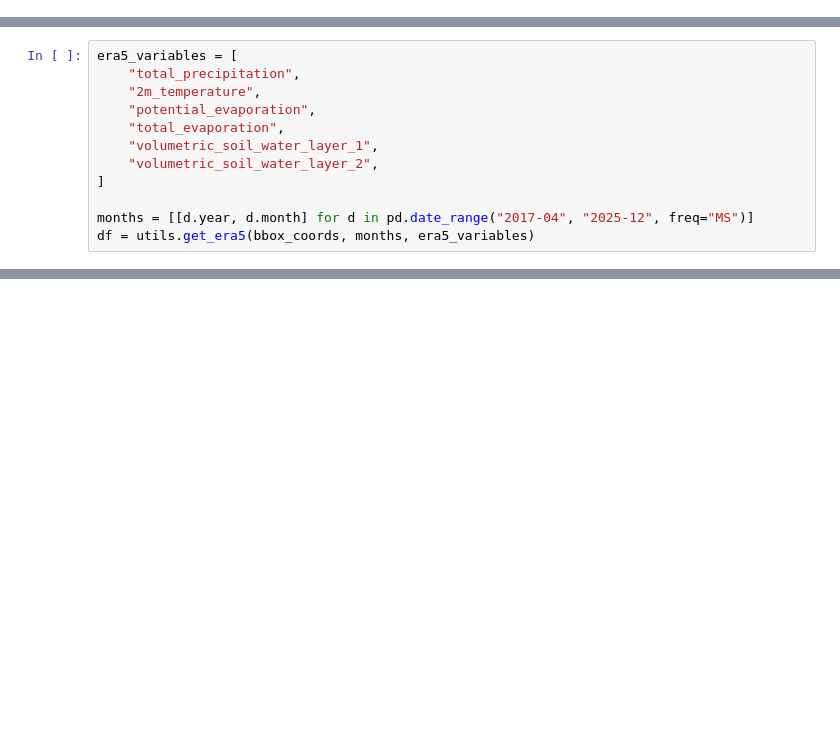
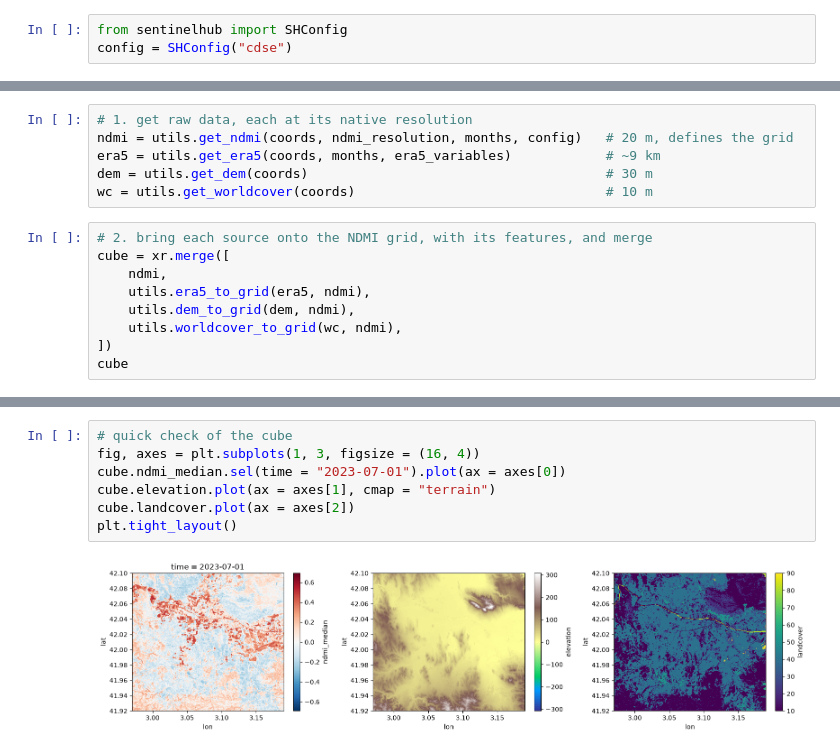
Before and after one commit to davidcirauqui/drought_forecast, a Jupyter notebook: main.ipynb, the cells around one changed output, grey strips where cells are left out. Saved outputs shown, nothing was run; the diff lists cells and outputs as text; blank space fills up the shorter version.

Commit message:
created cube

```diff
--- a/main.ipynb
+++ b/main.ipynb
@@ -19,3 +18,6 @@ config.save("cdse")
+# %%
+from sentinelhub import SHConfig
+config = SHConfig("cdse")
 # %%
 # coordinates for Empordà with irrigated crops (rice), dry farmlands (cereals), forest and scrub
 bbox_coords = [2.97, 41.92, 3.19, 42.10]
@@ -43,12 +55,0 @@ utils.get_ndmi(bbox_coords, resolution, months, config, return_data=False)
-# %%
-era5_variables = [
-    "total_precipitation",
-    "2m_temperature",
-    "potential_evaporation",
-    "total_evaporation",
-    "volumetric_soil_water_layer_1",
-    "volumetric_soil_water_layer_2",
-]
-
-months = [[d.year, d.month] for d in pd.date_range("2017-04", "2025-12", freq="MS")]
-df = utils.get_era5(bbox_coords, months, era5_variables)
@@ -81,0 +56,15 @@ Name: t2m, dtype: bool
+# %%
+# 1. get raw data, each at its native resolution
+ndmi = utils.get_ndmi(coords, ndmi_resolution, months, config)   # 20 m, defines the grid
+era5 = utils.get_era5(coords, months, era5_variables)            # ~9 km
+dem = utils.get_dem(coords)                                      # 30 m
+wc = utils.get_worldcover(coords)                                # 10 m
+# %%
+# 2. bring each source onto the NDMI grid, with its features, and merge
+cube = xr.merge([
+    ndmi,
+    utils.era5_to_grid(era5, ndmi),
+    utils.dem_to_grid(dem, ndmi),
+    utils.worldcover_to_grid(wc, ndmi),
+])
+cube
@@ -81,0 +92,9 @@ Name: t2m, dtype: bool
+# %%
+# quick check of the cube
+fig, axes = plt.subplots(1, 3, figsize = (16, 4))
+cube.ndmi_median.sel(time = "2023-07-01").plot(ax = axes[0])
+cube.elevation.plot(ax = axes[1], cmap = "terrain")
+cube.landcover.plot(ax = axes[2])
+plt.tight_layout()
+# %% [output]
+[figure, added]
```
Also changed, not shown: parts of 12 cells of this notebook.
